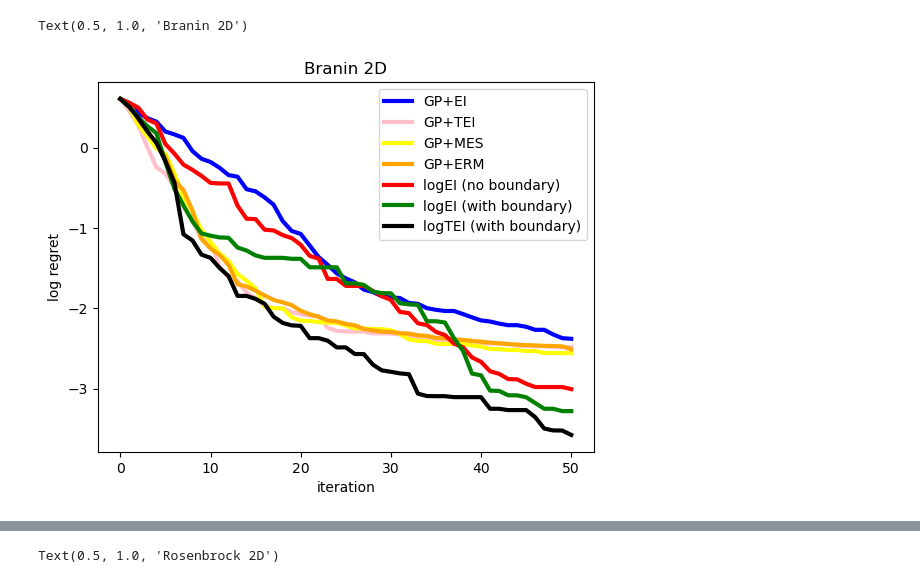
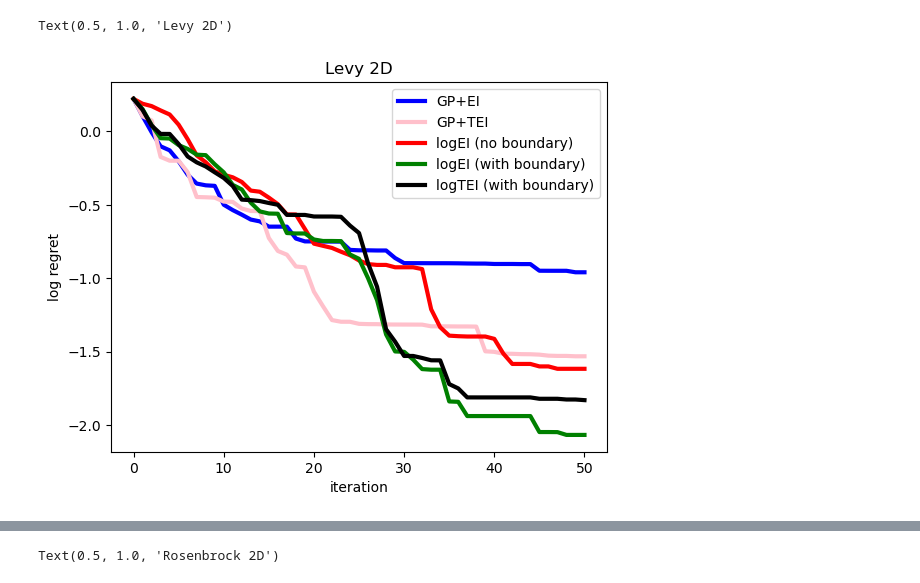
Before and after one commit to HanyangHenry-Wang/SLogGP_KnownBoundary, a Jupyter notebook: plot.ipynb, the cells around one changed output, grey strips where cells are left out. Saved outputs shown, nothing was run; the diff lists cells and outputs as text; code cells hidden in the pictures.

```diff
--- a/plot.ipynb
+++ b/plot.ipynb
@@ -5,18 +265,16 @@ import matplotlib.pyplot as plt
 # %%
-BO_EI = np.genfromtxt(os.path.join(os.getcwd(),'exp_res/Branin2D_GP+EI'), delimiter=',')
-BO_TEI = np.genfromtxt(os.path.join(os.getcwd(),'exp_res/Branin2D_GP+TEI'), delimiter=',')
-BO_MES = np.genfromtxt(os.path.join(os.getcwd(),'exp_res/Branin2D_GP+MES'), delimiter=',')
-BO_ERM = np.genfromtxt(os.path.join(os.getcwd(),'exp_res/Branin2D_transformedGP+ERM'), delimiter=',')
-SLogGP_logEI = np.genfromtxt(os.path.join(os.getcwd(),'exp_res/Branin2D_SLogGP+logEI'), delimiter=',')
-SLogGP_boundary_logEI = np.genfromtxt(os.path.join(os.getcwd(),'exp_res/Branin2D_SLogGP(boundary)+logEI'), delimiter=',')
-SLogGP_boundary_logTEI = np.genfromtxt(os.path.join(os.getcwd(),'exp_res/Branin2D_SLogGP(boundary)+logTEI'), delimiter=',')
+BO_EI = np.genfromtxt(os.path.join(os.getcwd(),'exp_res/old_res/Levy2D_GP+EI'), delimiter=',')
+BO_TEI = np.genfromtxt(os.path.join(os.getcwd(),'exp_res/old_res/Levy2D_GP+TEI'), delimiter=',')
+SLogGP_logEI = np.genfromtxt(os.path.join(os.getcwd(),'exp_res/old_res/Levy2D_SLogGP+logEI'), delimiter=',')
+SLogGP_boundary_logEI = np.genfromtxt(os.path.join(os.getcwd(),'exp_res/old_res/Levy2D_SLogGP(boundary)+logEI'), delimiter=',')
+SLogGP_boundary_logTEI = np.genfromtxt(os.path.join(os.getcwd(),'exp_res/old_res/Levy2D_SLogGP(boundary)+logTEI'), delimiter=',')
 
 
-N = 25
-fstar = 0.397887
+N = 20
+fstar = 0.
 
-total_record = np.log10(np.array(BO_EI)-fstar)
-mean = (np.mean(total_record,axis=0))
+total_record = (np.array(BO_EI)-fstar)
+mean =  np.log10(np.mean(total_record,axis=0))
 bot, mid, top = np.percentile(total_record, [25, 50, 75], axis=0)
 mid = np.log10(mid)
 std = np.std(total_record,axis=0)
@@ -24,67 +282,49 @@ iter = np.array(range(mean.shape[0]))
 plt.plot(mean,linewidth=3,label='GP+EI',color='blue')
 #plt.fill_between(iter, mean-std/np.sqrt(N), mean+std/np.sqrt(N),alpha=0.25,color='blue')
 
-total_record = np.log10(np.array(BO_TEI)-fstar)
-mean = (np.mean(total_record,axis=0))
+total_record = (np.array(BO_TEI)-fstar)
+mean =  np.log10(np.mean(total_record,axis=0))
 bot, mid, top = np.percentile(total_record, [25, 50, 75], axis=0)
 mid = np.log10(mid)
 std = np.std(total_record,axis=0)
 iter = np.array(range(mean.shape[0]))
 plt.plot(mean,linewidth=3,label='GP+TEI',color='pink')
 #plt.fill_between(iter, mean-std/np.sqrt(N), mean+std/np.sqrt(N),alpha=0.25,color='blue')
 
-total_record = np.log10(np.array(BO_MES)-fstar)
-mean = (np.mean(total_record,axis=0))
-bot, mid, top = np.percentile(total_record, [25, 50, 75], axis=0)
-mid = np.log10(mid)
-std = np.std(total_record,axis=0)
-iter = np.array(range(mean.shape[0]))
-plt.plot(mean,linewidth=3,label='GP+MES',color='yellow')
-#plt.fill_between(iter, mean-std/np.sqrt(N), mean+std/np.sqrt(N),alpha=0.25,color='blue')
-
-total_record = np.log10(np.array(BO_ERM)-fstar)
-mean = (np.mean(total_record,axis=0))
-bot, mid, top = np.percentile(total_record, [25, 50, 75], axis=0)
-mid = np.log10(mid)
-std = np.std(total_record,axis=0)
-iter = np.array(range(mean.shape[0]))
-plt.plot(mean,linewidth=3,label='GP+ERM',color='orange')
-#plt.fill_between(iter, mean-std/np.sqrt(N), mean+std/np.sqrt(N),alpha=0.25,color='blue')
-
-total_record = np.log10(np.array(SLogGP_logEI)-fstar)
-mean =  (np.mean(total_record,axis=0))
+total_record = (np.array(SLogGP_logEI)-fstar)
+mean =   np.log10(np.mean(total_record,axis=0))
 bot, mid, top = np.percentile(total_record, [25, 50, 75], axis=0)
 mid = np.log10(mid)
 std = np.std(total_record,axis=0)
 iter = np.array(range(mean.shape[0]))
 plt.plot(mean,linewidth=3,label='logEI (no boundary)',color='red')
 #plt.fill_between(iter, mean-std/np.sqrt(N), mean+std/np.sqrt(N),alpha=0.25,color='red')
 
-total_record = np.log10(np.array(SLogGP_boundary_logEI)-fstar)
-mean =  (np.mean(total_record,axis=0))
+total_record = (np.array(SLogGP_boundary_logEI)-fstar)
+mean =   np.log10(np.mean(total_record,axis=0))
 bot, mid, top = np.percentile(total_record, [25, 50, 75], axis=0)
 mid = np.log10(mid)
 std = np.std(total_record,axis=0)
 iter = np.array(range(mean.shape[0]))
 plt.plot(mean,linewidth=3,label='logEI (with boundary)',color='green')
-#plt.fill_between(iter, mean-std/np.sqrt(N), mean+std/np.sqrt(N),alpha=0.25,color='red')
+#plt.fill_between(iter, mean-std/np.sqrt(N), mean+std/np.sqrt(N),alpha=0.25,color='green')
 
 
-total_record = np.log10(np.array(SLogGP_boundary_logTEI)-fstar)
-mean =  (np.mean(total_record,axis=0))
+total_record = (np.array(SLogGP_boundary_logTEI)-fstar)
+mean =  np.log10 (np.mean(total_record,axis=0))
 bot, mid, top = np.percentile(total_record, [25, 50, 75], axis=0)
 mid = np.log10(mid)
 std = np.std(total_record,axis=0)
 iter = np.array(range(mean.shape[0]))
 plt.plot(mean,linewidth=3,label='logTEI (with boundary)',color='black')
-#plt.fill_between(iter, mean-std/np.sqrt(N), mean+std/np.sqrt(N),alpha=0.25,color='red')
+#plt.fill_between(iter, mean-std/np.sqrt(N), mean+std/np.sqrt(N),alpha=0.25,color='black')
 
 
 plt.xlabel('iteration')
 plt.ylabel('log regret')
 
 plt.legend()
-plt.title('Branin 2D')
+plt.title('Levy 2D')
 # %% [output]
-Text(0.5, 1.0, 'Branin 2D')
+Text(0.5, 1.0, 'Levy 2D')
-[figure, old version]
+[figure, new version]
```
Also changed, not shown: parts of 10 cells of this notebook, 44 other files.
